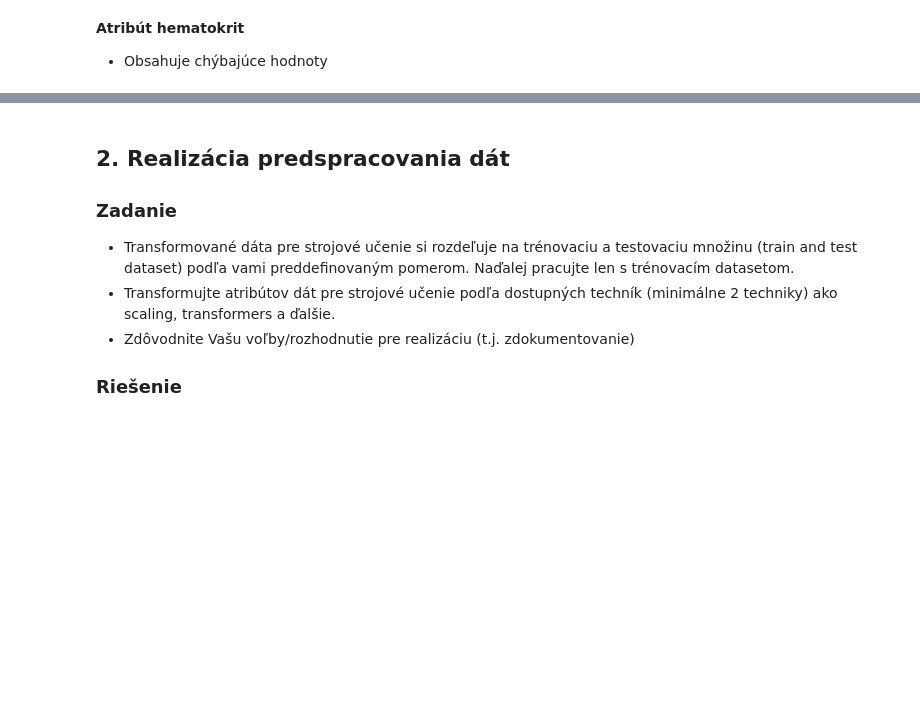
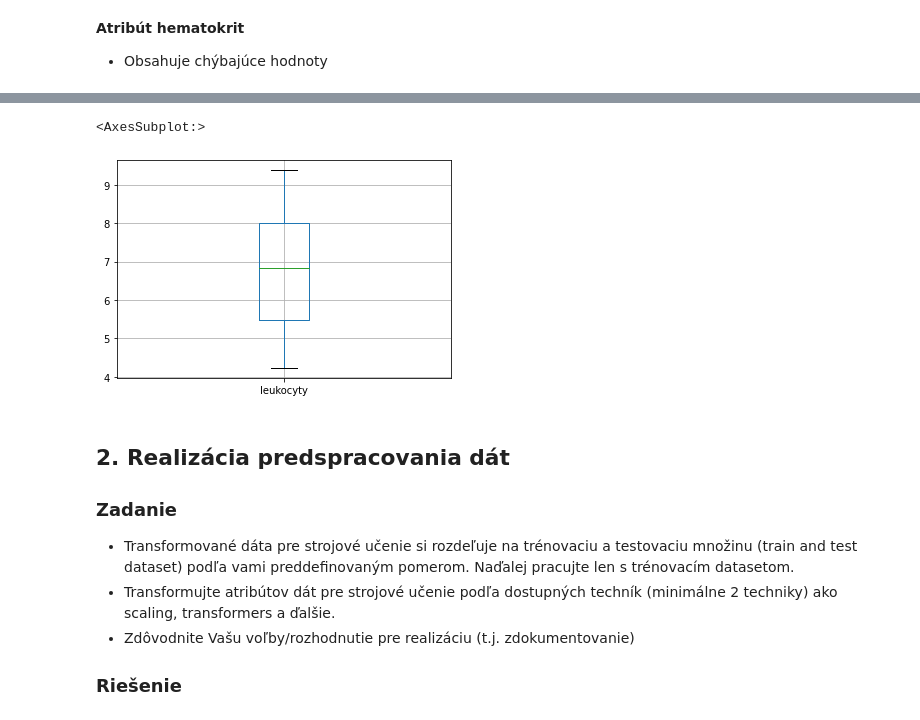
Before and after one commit to Matovic/Chronic-Lymphocytic-Leukemia, a Jupyter notebook: src/2_data_pre-processing/2-DPP.ipynb, the cells around one changed output, grey strips where cells are left out. Drawn from its saved outputs; the diff is of its cells as text; code cells hidden in the pictures; blank space fills up the shorter version.

```diff
--- a/src/2_data_pre-processing/2-DPP.ipynb
+++ b/src/2_data_pre-processing/2-DPP.ipynb
@@ -374,3 +502,8 @@ Name: indicator, dtype: bool
+# %%
+df_labor.boxplot(column=['leukocyty'])
+# %% [output]
+<AxesSubplot:>
+[figure, added]
 # %% [markdown]
 ## 2. Realizácia predspracovania dát
 
```
Also changed, not shown: parts of 41 cells of this notebook.
